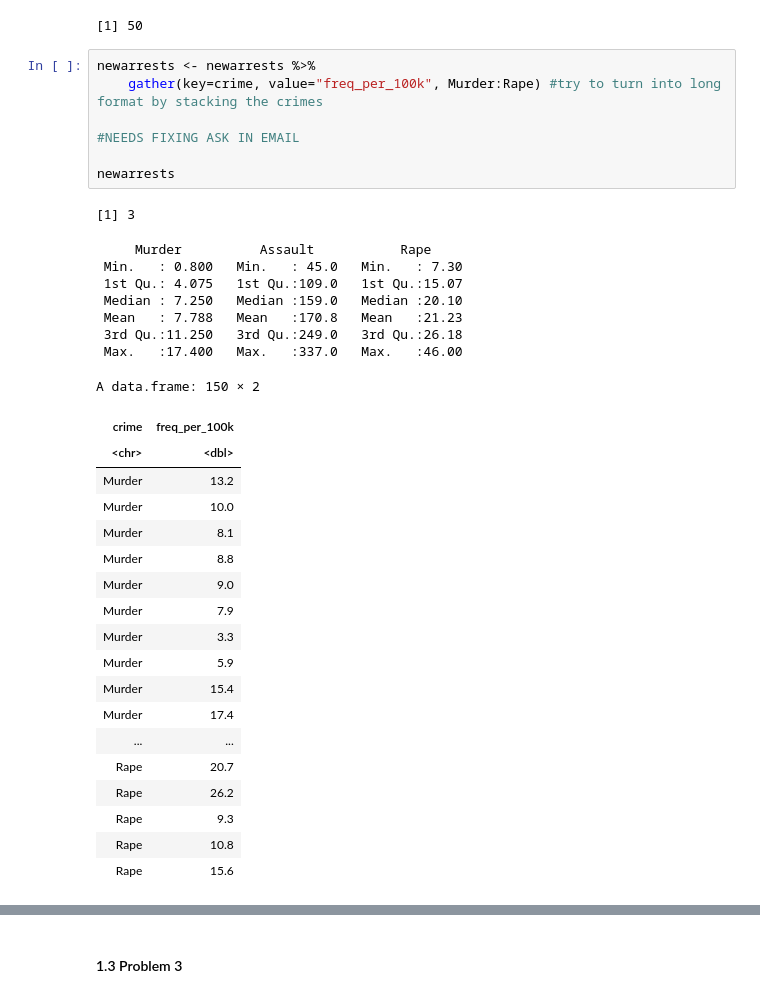
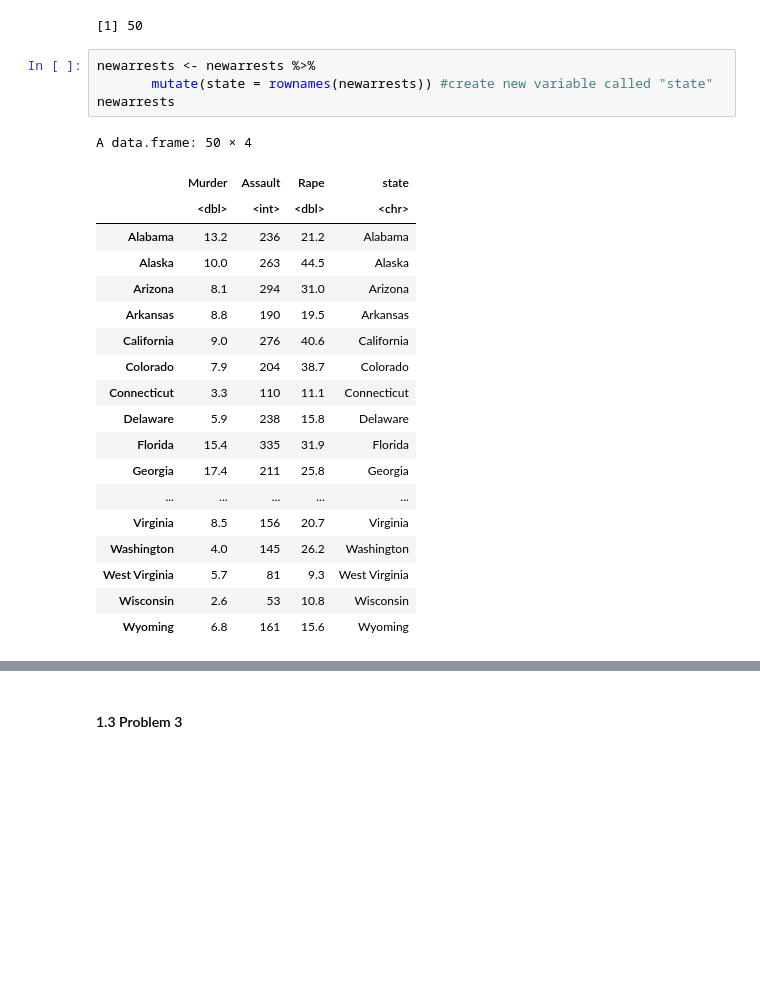
Before and after one commit to emmaalber/alber_DSP_S21, a Jupyter notebook: Homework2-Emma-FINAL.ipynb, the cells around one changed output, grey strips where cells are left out. Saved outputs shown, nothing was run; the diff lists cells and outputs as text; blank space fills up the shorter version.

```diff
--- a/Homework2-Emma-FINAL.ipynb
+++ b/Homework2-Emma-FINAL.ipynb
@@ -127,36 +116,25 @@ A data.frame: 6 × 3
 [1] 50
 # %%
 newarrests <- newarrests %>%
-    gather(key=crime, value="freq_per_100k", Murder:Rape) #try to turn into long format by stacking the crimes
-
-#NEEDS FIXING ASK IN EMAIL
-
+       mutate(state = rownames(newarrests)) #create new variable called "state"
 newarrests
 # %% [output]
-[1] 3
+A data.frame: 50 × 4
-     Murder          Assault           Rape
- Min.   : 0.800   Min.   : 45.0   Min.   : 7.30
- 1st Qu.: 4.075   1st Qu.:109.0   1st Qu.:15.07
- Median : 7.250   Median :159.0   Median :20.10
- Mean   : 7.788   Mean   :170.8   Mean   :21.23
- 3rd Qu.:11.250   3rd Qu.:249.0   3rd Qu.:26.18
- Max.   :17.400   Max.   :337.0   Max.   :46.00
-A data.frame: 150 × 2
-| crime | freq_per_100k |
-| <chr> | <dbl> |
-| Murder | 13.2 |
-| Murder | 10.0 |
-| Murder | 8.1 |
-| Murder | 8.8 |
-| Murder | 9.0 |
-| Murder | 7.9 |
-| Murder | 3.3 |
-| Murder | 5.9 |
-| Murder | 15.4 |
-| Murder | 17.4 |
-| ... | ... |
-| Rape | 20.7 |
-| Rape | 26.2 |
-| Rape | 9.3 |
-| Rape | 10.8 |
-| Rape | 15.6 |
+|  | Murder | Assault | Rape | state |
+|  | <dbl> | <int> | <dbl> | <chr> |
+| Alabama | 13.2 | 236 | 21.2 | Alabama |
+| Alaska | 10.0 | 263 | 44.5 | Alaska |
+| Arizona | 8.1 | 294 | 31.0 | Arizona |
+| Arkansas | 8.8 | 190 | 19.5 | Arkansas |
+| California | 9.0 | 276 | 40.6 | California |
+| Colorado | 7.9 | 204 | 38.7 | Colorado |
+| Connecticut | 3.3 | 110 | 11.1 | Connecticut |
+| Delaware | 5.9 | 238 | 15.8 | Delaware |
+| Florida | 15.4 | 335 | 31.9 | Florida |
+| Georgia | 17.4 | 211 | 25.8 | Georgia |
+| ... | ... | ... | ... | ... |
+| Virginia | 8.5 | 156 | 20.7 | Virginia |
+| Washington | 4.0 | 145 | 26.2 | Washington |
+| West Virginia | 5.7 | 81 | 9.3 | West Virginia |
+| Wisconsin | 2.6 | 53 | 10.8 | Wisconsin |
+| Wyoming | 6.8 | 161 | 15.6 | Wyoming |
```
Also changed, not shown: parts of 2 cells of this notebook.
